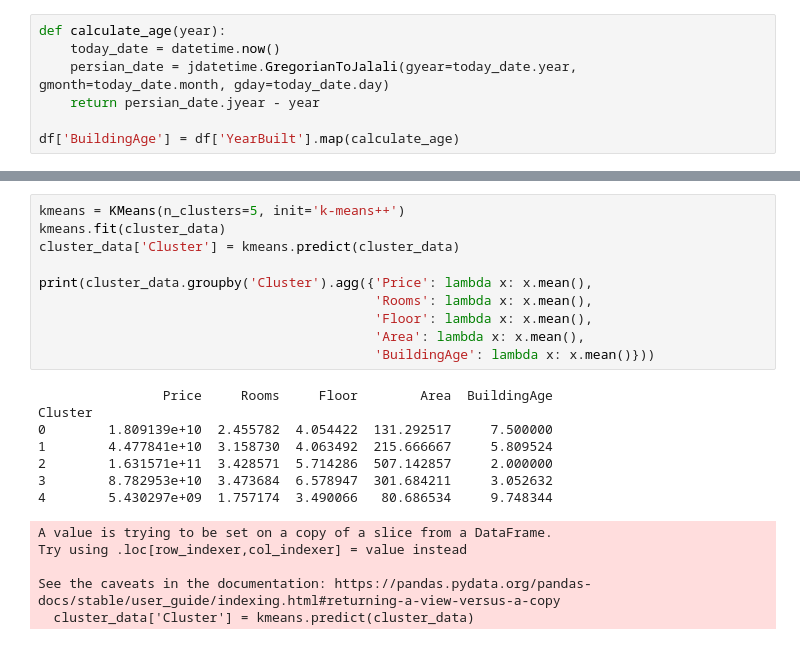
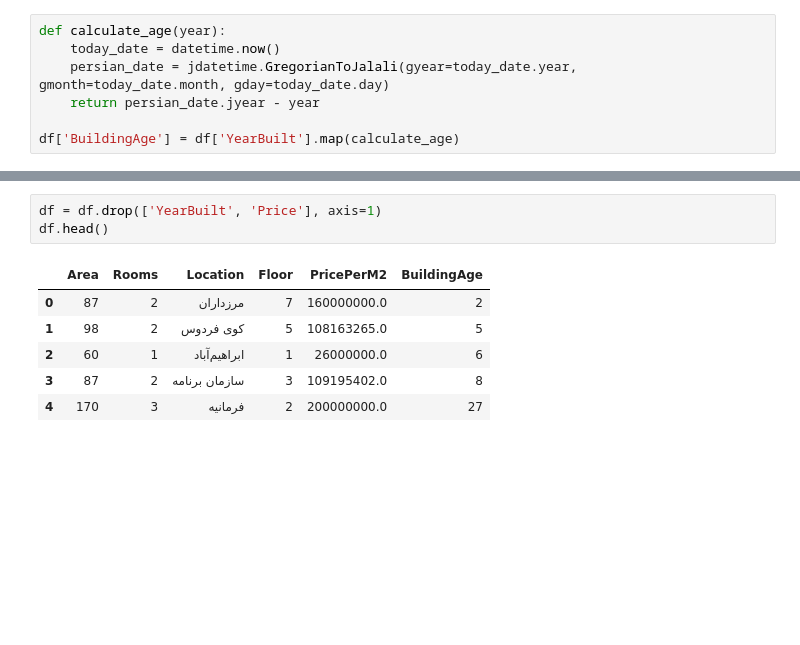
Before and after one commit to alavi-sam/house-analysis, a Jupyter notebook: analysis_notebook.ipynb, the cells around one changed output, grey strips where cells are left out. Drawn from its saved outputs; the diff is of its cells as text; blank space fills up the shorter version.

```diff
--- a/analysis_notebook.ipynb
+++ b/analysis_notebook.ipynb
@@ -151,23 +89,10 @@ plt.show()
-# %%
-kmeans = KMeans(n_clusters=5, init='k-means++')
-kmeans.fit(cluster_data)
-cluster_data['Cluster'] = kmeans.predict(cluster_data)
-
-print(cluster_data.groupby('Cluster').agg({'Price': lambda x: x.mean(),
-                                           'Rooms': lambda x: x.mean(),
-                                           'Floor': lambda x: x.mean(),
-                                           'Area': lambda x: x.mean(),
-                                           'BuildingAge': lambda x: x.mean()}))
-# %% [output]
-                Price     Rooms     Floor        Area  BuildingAge
-Cluster
-0        1.809139e+10  2.455782  4.054422  131.292517     7.500000
-1        4.477841e+10  3.158730  4.063492  215.666667     5.809524
-2        1.631571e+11  3.428571  5.714286  507.142857     2.000000
-3        8.782953e+10  3.473684  6.578947  301.684211     3.052632
-4        5.430297e+09  1.757174  3.490066   80.686534     9.748344
-A value is trying to be set on a copy of a slice from a DataFrame.
-Try using .loc[row_indexer,col_indexer] = value instead
-
-See the caveats in the documentation: https://pandas.pydata.org/pandas-docs/stable/user_guide/indexing.html#returning-a-view-versus-a-copy
-  cluster_data['Cluster'] = kmeans.predict(cluster_data)
+# %%
+df = df.drop(['YearBuilt', 'Price'], axis=1)
+df.head()
+# %% [output]
+|  | Area | Rooms | Location | Floor | PricePerM2 | BuildingAge |
+| 0 | 87 | 2 | مرزداران | 7 | 160000000.0 | 2 |
+| 1 | 98 | 2 | کوی فردوس | 5 | 108163265.0 | 5 |
+| 2 | 60 | 1 | ابراهیم‌آباد | 1 | 26000000.0 | 6 |
+| 3 | 87 | 2 | سازمان برنامه | 3 | 109195402.0 | 8 |
+| 4 | 170 | 3 | فرمانیه | 2 | 200000000.0 | 27 |
```
Also changed, not shown: parts of 12 cells of this notebook, 1 other file.
